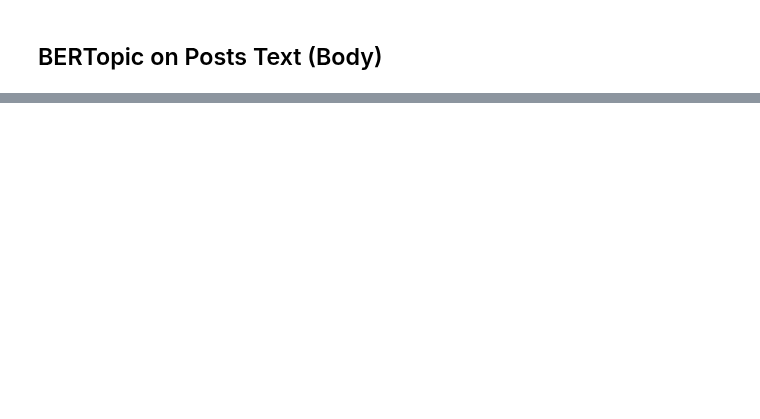
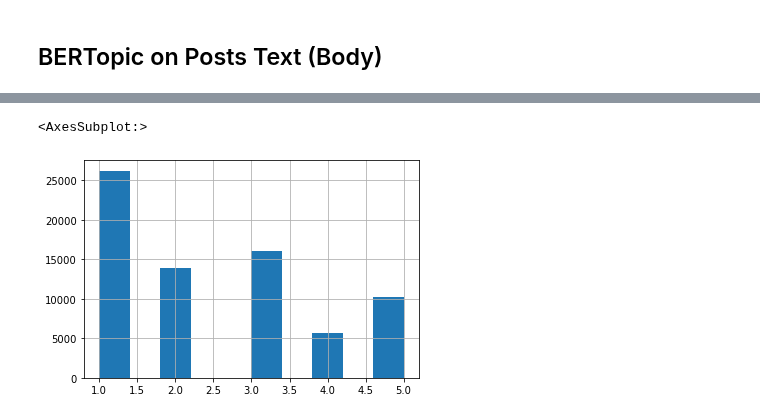
Before and after one commit to reddit-conflicting-viewpoints/Reddit, a Jupyter notebook: notebooks/EDA-TopicsAndSentiments - Preston 02-10-2022.ipynb, the cells around one changed output, grey strips where cells are left out. Cells and saved outputs as stored; diff of their text form; code cells hidden in the pictures; blank space fills up the shorter version.

```diff
--- a/notebooks/EDA-TopicsAndSentiments - Preston 02-10-2022.ipynb
+++ b/notebooks/EDA-TopicsAndSentiments - Preston 02-10-2022.ipynb
@@ -300,0 +279,5 @@ TypeError: 'float' object is not subscriptable
+# %%
+comments_dic['aita']['sentiment'].hist()
+# %% [output]
+<AxesSubplot:>
+[figure, added]
```
Also changed, not shown: parts of 43 cells of this notebook.
